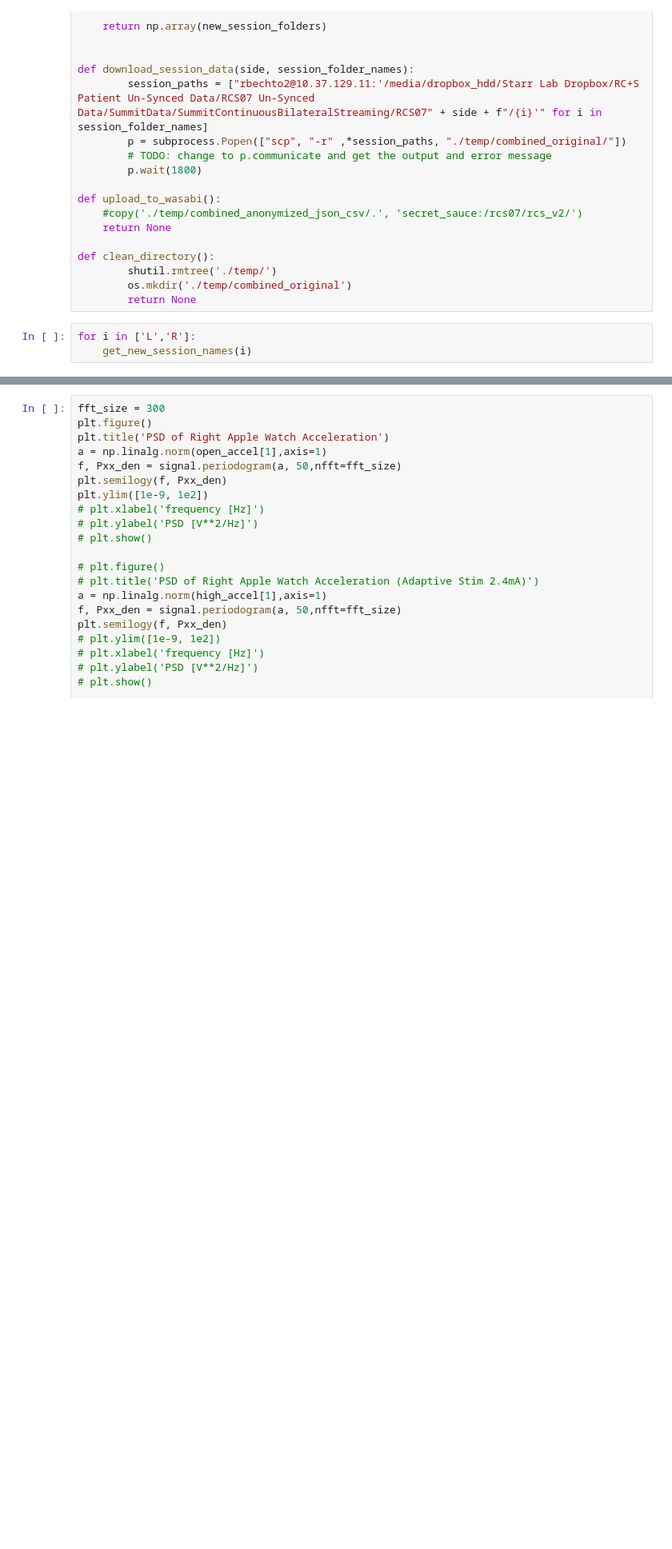
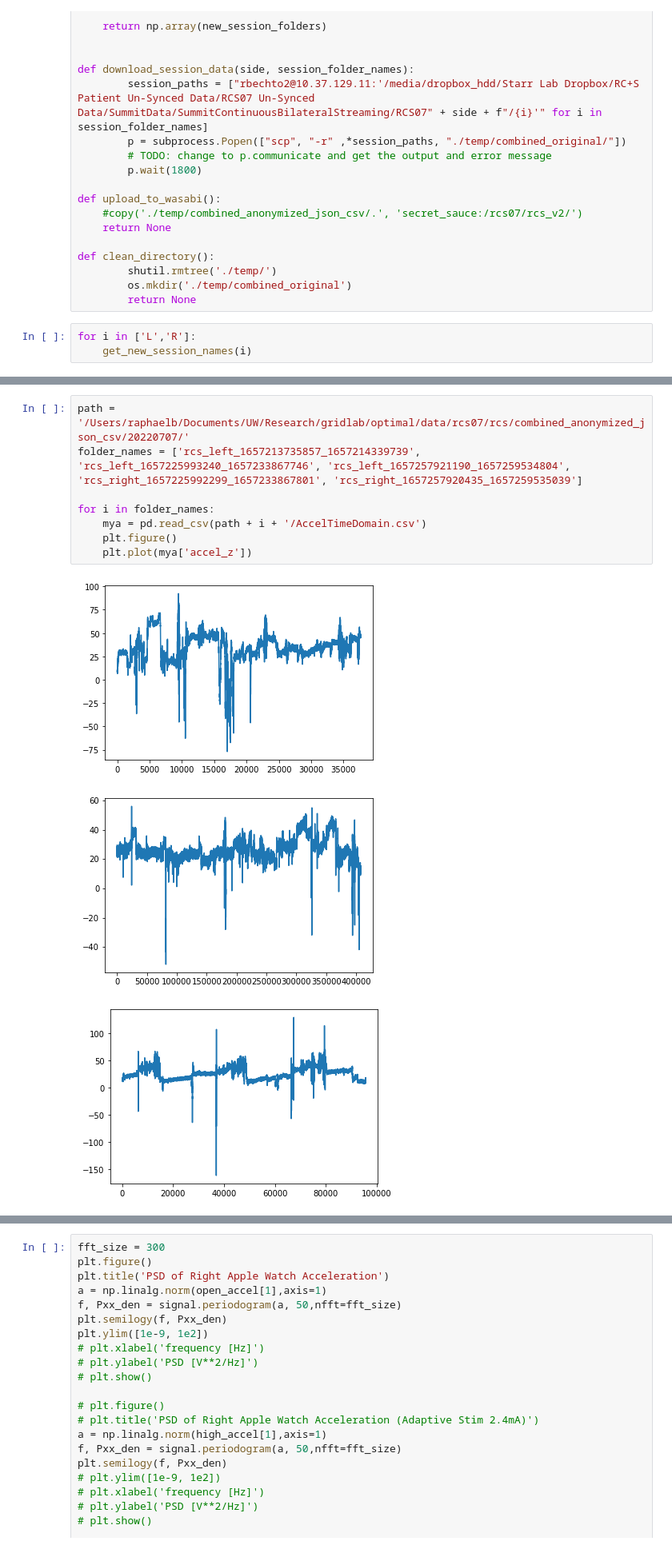
Before and after one commit to BCM-Neurosurgery/data-net-source, a Jupyter notebook: source_data/download data.ipynb, the cells around one changed output, grey strips where cells are left out. Shown at 80% size. Cells and saved outputs as stored; diff of their text form; blank space fills up the shorter version.

```diff
--- a/source_data/download data.ipynb
+++ b/source_data/download data.ipynb
@@ -144,0 +163,12 @@ left_watch_params = {
+# %%
+path = '/Users/raphaelb/Documents/UW/Research/gridlab/optimal/data/rcs07/rcs/combined_anonymized_json_csv/20220707/'
+folder_names = ['rcs_left_1657213735857_1657214339739', 'rcs_left_1657225993240_1657233867746', 'rcs_left_1657257921190_1657259534804', 'rcs_right_1657225992299_1657233867801', 'rcs_right_1657257920435_1657259535039']
+
+for i in folder_names:
+    mya = pd.read_csv(path + i + '/AccelTimeDomain.csv')
+    plt.figure()
+    plt.plot(mya['accel_z'])
+# %% [output]
+[figure, added]
+[figure, added]
+[figure, added]
```
Also changed, not shown: parts of 3 cells of this notebook, 1 other file.
